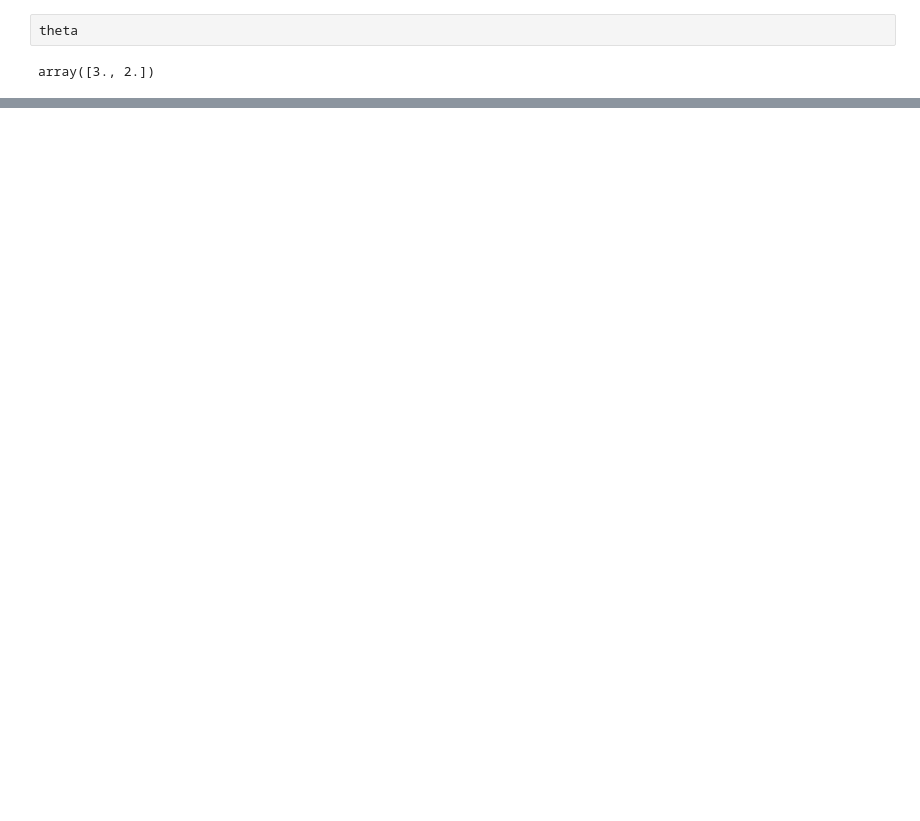
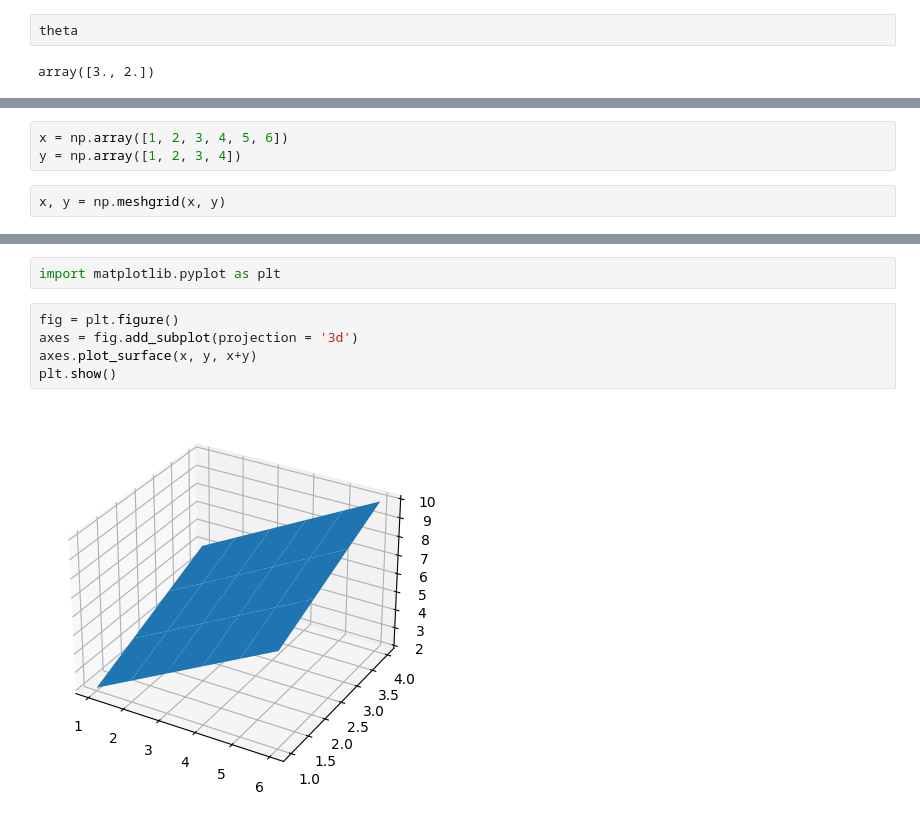
Before and after one commit to Abhijeet399/Data_Science_PP_11_June, a Jupyter notebook: Linear_Regression_random_points.ipynb, the cells around one changed output, grey strips where cells are left out. Drawn from its saved outputs; the diff is of its cells as text; blank space fills up the shorter version.

```diff
--- a/Linear_Regression_random_points.ipynb
+++ b/Linear_Regression_random_points.ipynb
@@ -140,0 +157,5 @@ array([3., 2.])
+# %%
+x = np.array([1, 2, 3, 4, 5, 6])
+y = np.array([1, 2, 3, 4])
+# %%
+x, y = np.meshgrid(x, y)
@@ -140,0 +176,9 @@ array([3., 2.])
+# %%
+import matplotlib.pyplot as plt
+# %%
+fig = plt.figure()
+axes = fig.add_subplot(projection = '3d')
+axes.plot_surface(x, y, x+y)
+plt.show()
+# %% [output]
+[figure, added]
```
Also changed, not shown: parts of 20 cells of this notebook.
